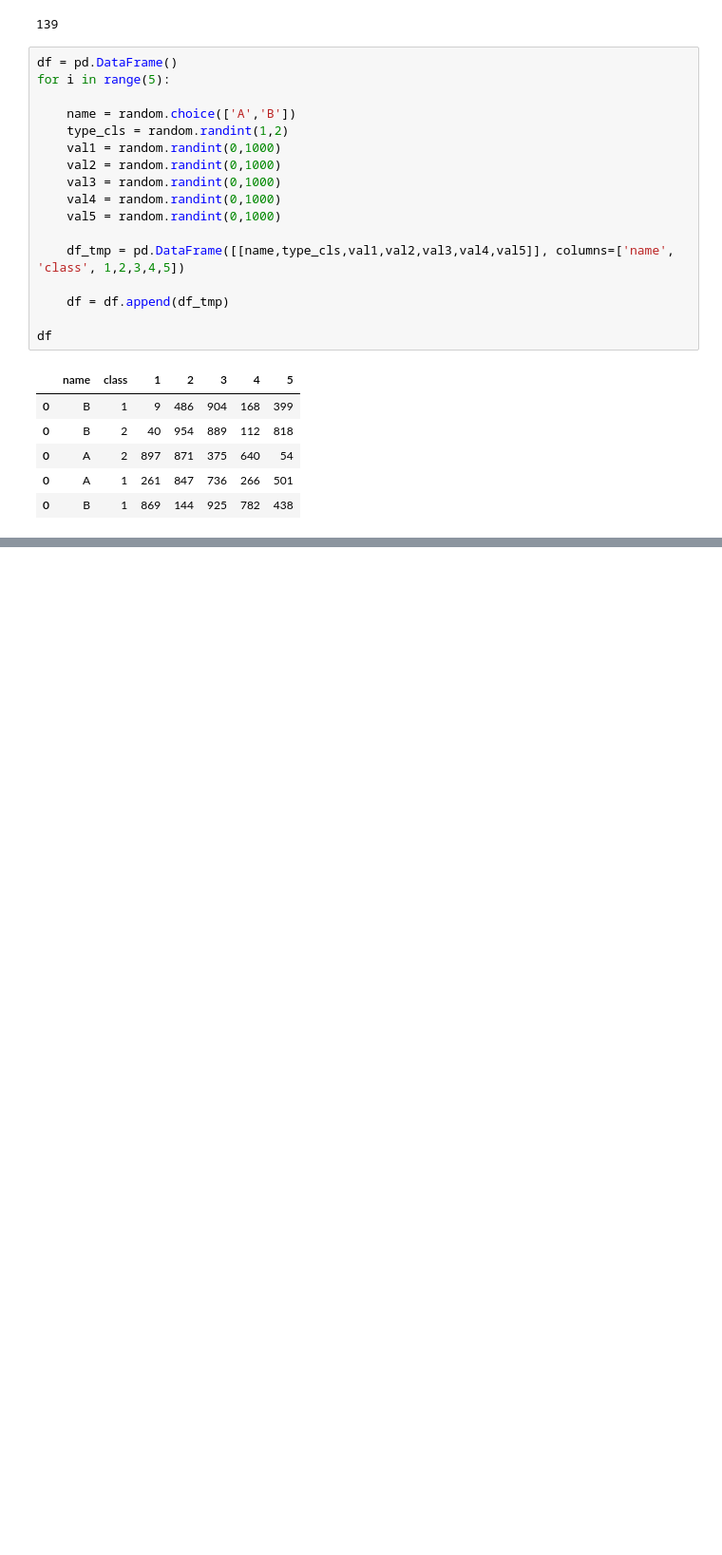
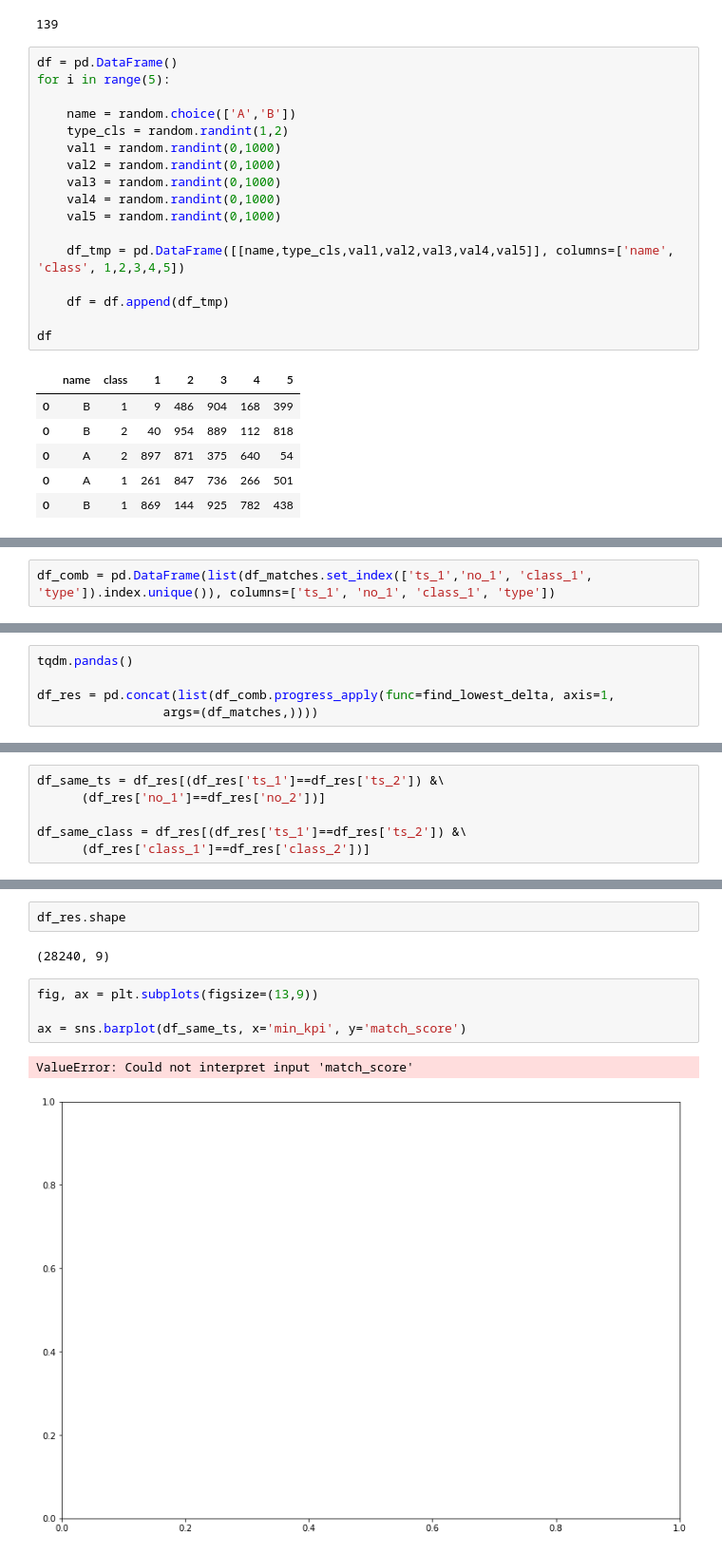
Before and after one commit to philippbeer/ts_search_engine, a Jupyter notebook: notebooks/ucr_initial_analysis.ipynb, the cells around one changed output, grey strips where cells are left out. Shown: that part at 95% size. Cells and saved outputs as stored; diff of their text form; blank space fills up the shorter version.

```diff
--- a/notebooks/ucr_initial_analysis.ipynb
+++ b/notebooks/ucr_initial_analysis.ipynb
@@ -206,0 +316,2 @@ dtype: object
+# %%
+df_comb = pd.DataFrame(list(df_matches.set_index(['ts_1','no_1', 'class_1', 'type']).index.unique()), columns=['ts_1', 'no_1', 'class_1', 'type'])
@@ -206,0 +327,5 @@ dtype: object
+# %%
+tqdm.pandas()
+
+df_res = pd.concat(list(df_comb.progress_apply(func=find_lowest_delta, axis=1,
+                 args=(df_matches,))))
@@ -206,0 +347,6 @@ dtype: object
+# %%
+df_same_ts = df_res[(df_res['ts_1']==df_res['ts_2']) &\
+      (df_res['no_1']==df_res['no_2'])]
+
+df_same_class = df_res[(df_res['ts_1']==df_res['ts_2']) &\
+      (df_res['class_1']==df_res['class_2'])]
@@ -206,0 +366,11 @@ dtype: object
+# %%
+df_res.shape
+# %% [output]
+(28240, 9)
+# %%
+fig, ax = plt.subplots(figsize=(13,9))
+
+ax = sns.barplot(df_same_ts, x='min_kpi', y='match_score')
+# %% [output]
+ValueError: Could not interpret input 'match_score'
+[figure, added]
```
Also changed, not shown: parts of 32 cells of this notebook, 4 other files.
